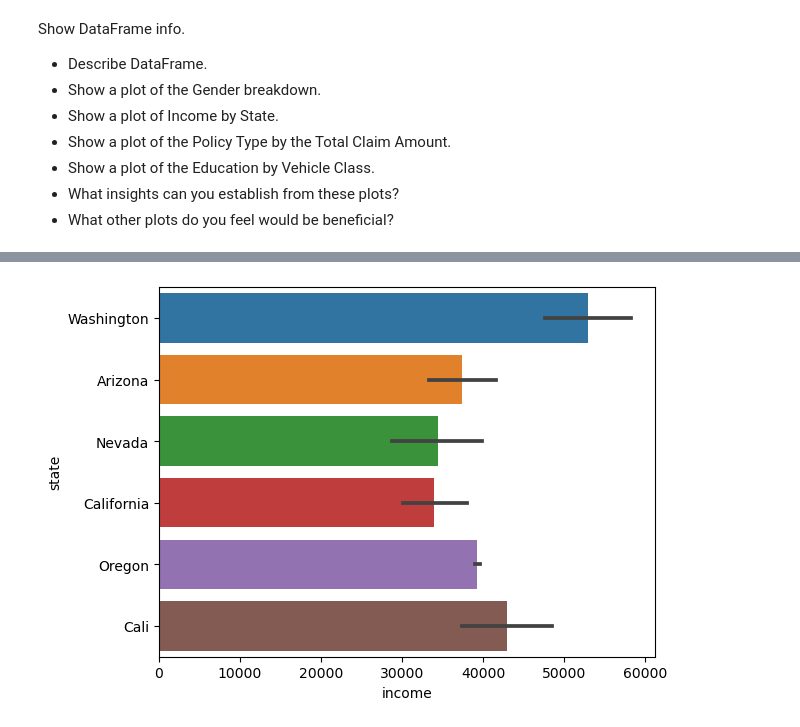
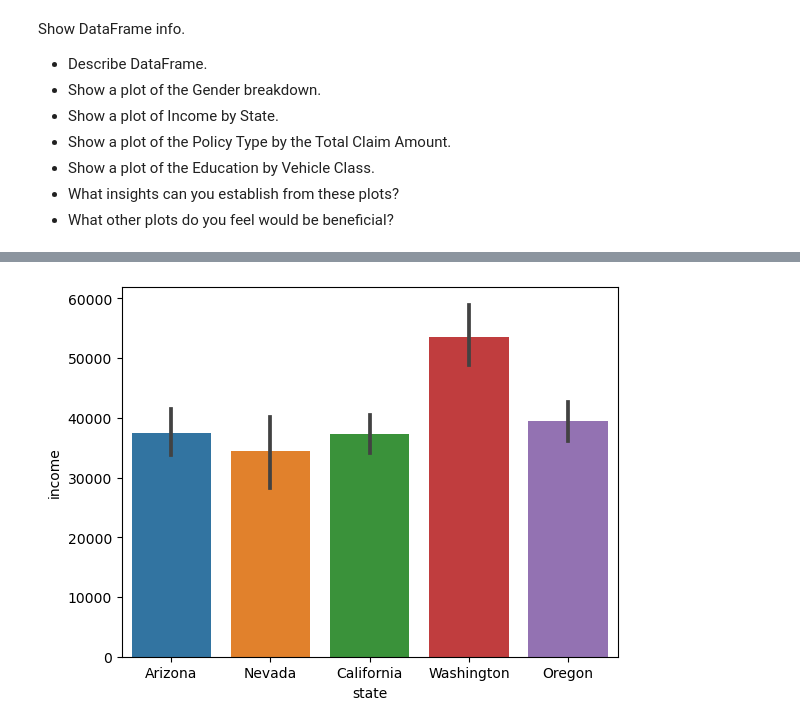
Before and after one commit to laiagomezmessia/lab-dw-data-cleaning-and-formatting, a Jupyter notebook: lab-dw-data-cleaning-and-formatting.ipynb, the cells around one changed output, grey strips where cells are left out. Saved outputs shown, nothing was run; the diff lists cells and outputs as text; code cells hidden in the pictures.

```diff
--- a/lab-dw-data-cleaning-and-formatting.ipynb
+++ b/lab-dw-data-cleaning-and-formatting.ipynb
@@ -320,0 +382,2 @@ dtype: object
+# %%
+df = df.dropna()
@@ -321,15 +404,17 @@ dtype: object
 # %%
-#numeric variables
-df['customer_lifetime_value'].fillna(df['customer_lifetime_value'].mean(), inplace=True)
-df['income'].fillna(df['income'].mean(), inplace=True)
-df['monthly_premium_auto'].fillna(df['monthly_premium_auto'].mean(), inplace=True)
-df['total_claim_amount'].fillna(df['total_claim_amount'].mean(), inplace=True)
+# IN MY FIRTS VERSION:
+# #numeric variables
+# df['customer_lifetime_value'].fillna(df['customer_lifetime_value'].mean(), inplace=True)
+# df['income'].fillna(df['income'].mean(), inplace=True)
+# df['monthly_premium_auto'].fillna(df['monthly_premium_auto'].mean(), inplace=True)
+# df['total_claim_amount'].fillna(df['total_claim_amount'].mean(), inplace=True)
 # %%
-# categorical variables
-df['state'].fillna(df['state'].mode()[0], inplace=True)
-df['gender'].fillna(df['gender'].mode()[0], inplace=True)
-df['education'].fillna(df['education'].mode()[0], inplace=True)
-df['policy_type'].fillna(df['policy_type'].mode()[0], inplace=True)
-df['vehicle_class'].fillna(df['vehicle_class'].mode()[0], inplace=True)
-df['number_of_open_complaints'].fillna(df['number_of_open_complaints'].mode()[0], inplace=True)
+# IN MY FIRTS VERSION:
+# # categorical variables
+# df['state'].fillna(df['state'].mode()[0], inplace=True)
+# # df['gender'].fillna(df['gender'].mode()[0], inplace=True)
+# df['education'].fillna(df['education'].mode()[0], inplace=True)
+# df['policy_type'].fillna(df['policy_type'].mode()[0], inplace=True)
+# # df['vehicle_class'].fillna(df['vehicle_class'].mode()[0], inplace=True)
+# df['number_of_open_complaints'].fillna(df['number_of_open_complaints'].mode()[0], inplace=True)
 # %%
@@ -337,3 +424 @@ df['number_of_open_complaints'].fillna(df['number_of_open_complaints'].mode()[0]
-# %%
-df['customer'].fillna("X", inplace=True)
 # %%
@@ -540,9 +577,9 @@ plt.show()
 # %%
 # Show a plot of Income by State.
-sns.barplot(x="income", y="state", data=df)
+sns.barplot(y="income", x="state", data=df)
 plt.show()
 # %% [output]
-[figure, old version]
+[figure, new version]
 # %%
 # Show a plot of the Policy Type by the Total Claim Amount.
 sns.barplot(x="policy_type", y="total_claim_amount", data=df)
```
Also changed, not shown: parts of 54 cells of this notebook, 1 other file.
